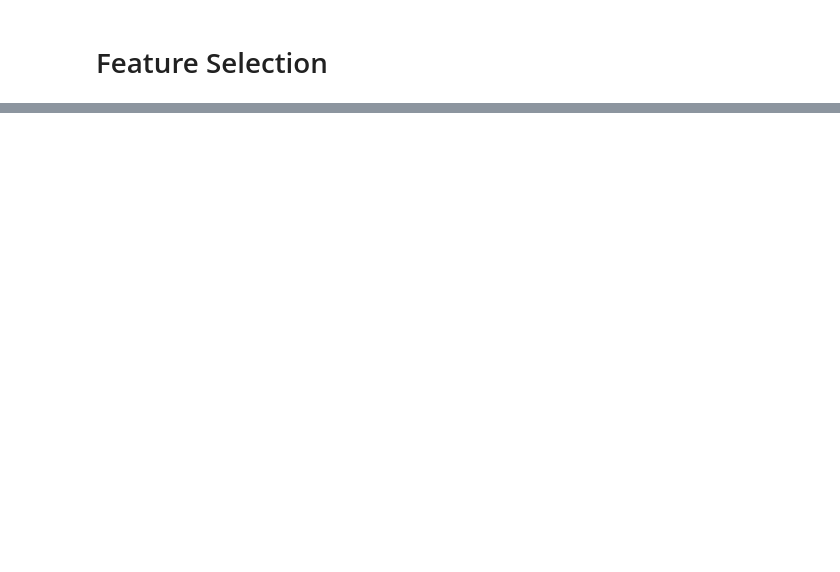
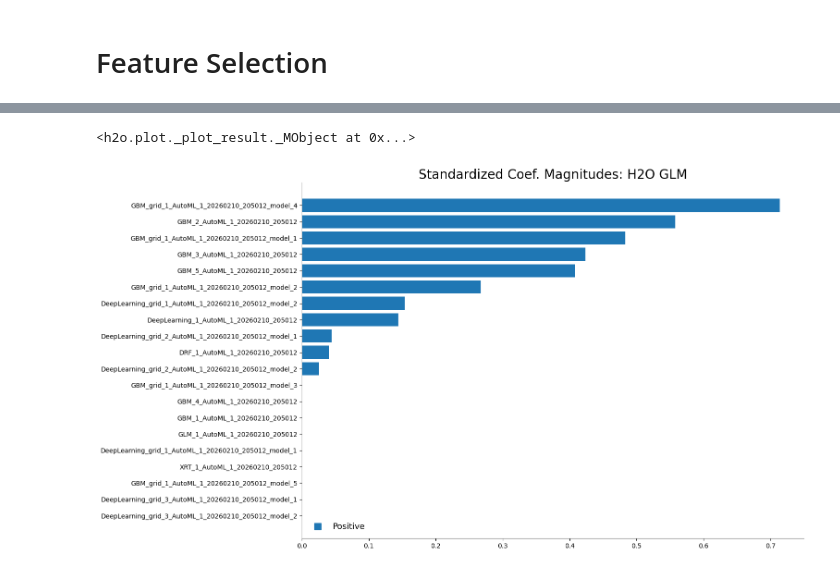
Before and after one commit to muazhazali/kaggle-comp-predicting-heart-disease, a Jupyter notebook: heart-disease-prediction.ipynb, the cells around one changed output, grey strips where cells are left out. Drawn from its saved outputs; the diff is of its cells as text; code cells hidden in the pictures; blank space fills up the shorter version.

```diff
--- a/heart-disease-prediction.ipynb
+++ b/heart-disease-prediction.ipynb
@@ -149,12 +134,16 @@ hf[y] = hf[y].asfactor()
 train, valid = hf.split_frame([0.8], seed=1)
 
 # Run H2O AutoML
-aml = H2OAutoML(max_models=10, seed=1, sort_metric="AUC", nfolds=5)
+aml = H2OAutoML(
+    max_models=20,
+    seed=1,
+    sort_metric="AUC",
+    nfolds=5)
 aml.train(x=x, y=y, training_frame=train, validation_frame=valid)
 
 # Leaderboard of models
 lb = aml.leaderboard
-lb.head(rows=10)
+lb.head(rows=20)
 
 # Get the best overall model
 best_model = aml.leader
@@ -167,9 +156,9 @@ print("Validation AUC:", perf_valid.auc())
 # If leader is an ensemble without varimp, pick a tree model from leaderboard
 lb_df = lb.as_data_frame()
 
-# Try to find a GBM/XGBoost model for variable importance
+# Try to find a GBM model for variable importance
 tree_model_id = None
-for algo_keyword in ["GBM", "XGBoost"]:
+for algo_keyword in ["GBM"]:
     candidates = lb_df[lb_df["model_id"].str.contains(algo_keyword, na=False)]["model_id"]
     if not candidates.empty:
         tree_model_id = candidates.iloc[0]
@@ -198,0 +211,7 @@ Validation AUC: 0.9548620792436716
+# %%
+# get the best model
+best_model = aml.leader
+print("Best model:", best_model.model_id)
+# evaluate the best model on the validation set
+perf_valid = best_model.model_performance(valid)
+print("Validation AUC:", perf_valid.auc())
@@ -198,0 +238,9 @@ Validation AUC: 0.9548620792436716
+# %%
+# Get the metalearner model object
+metalearner = h2o.get_model(best_model.metalearner().model_id)
+
+# Plot the importance of the base models
+metalearner.std_coef_plot()
+# %% [output]
+<h2o.plot._plot_result._MObject at 0x...>
+[figure, added]
```
Also changed, not shown: parts of 6 cells of this notebook.
